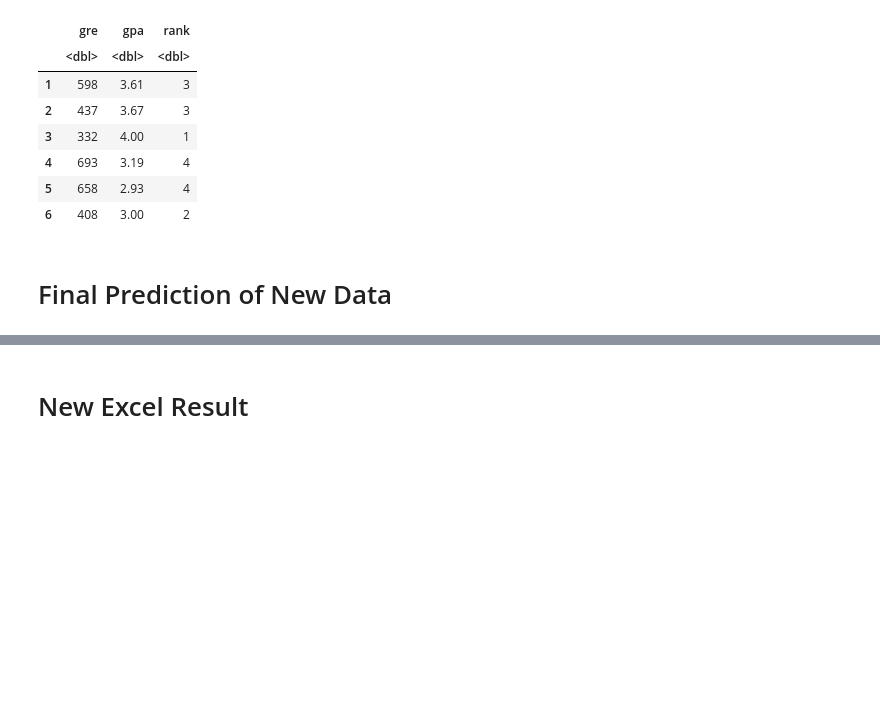
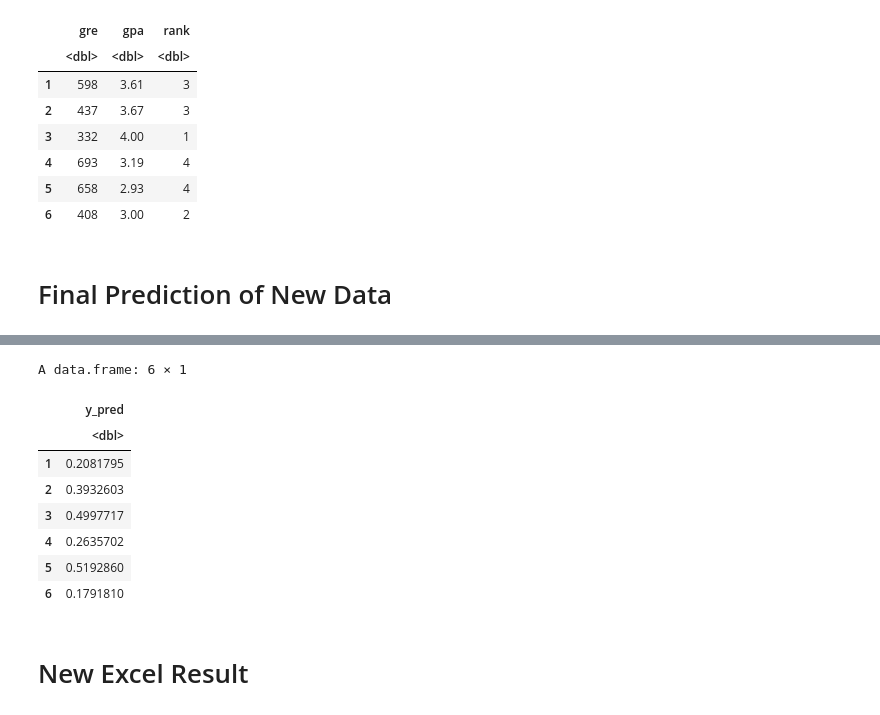
Before and after one commit to ScottySchmidt/AdvancedAnalytics, a Jupyter notebook: Admissions.ipynb, the cells around one changed output, grey strips where cells are left out. Saved outputs shown, nothing was run; the diff lists cells and outputs as text; code cells hidden in the pictures; blank space fills up the shorter version.

```diff
--- a/Admissions.ipynb
+++ b/Admissions.ipynb
@@ -496,3 +496,16 @@ y_pred
+# %%
+newDF <- data.frame(y_pred)
+head(newDF)
+# %% [output]
+A data.frame: 6 × 1
+|  | y_pred |
+|  | <dbl> |
+| 1 | 0.2081795 |
+| 2 | 0.3932603 |
+| 3 | 0.4997717 |
+| 4 | 0.2635702 |
+| 5 | 0.5192860 |
+| 6 | 0.1791810 |
 # %% [markdown]
 # New Excel Result
 # %%
```
Also changed, not shown: parts of 12 cells of this notebook.
